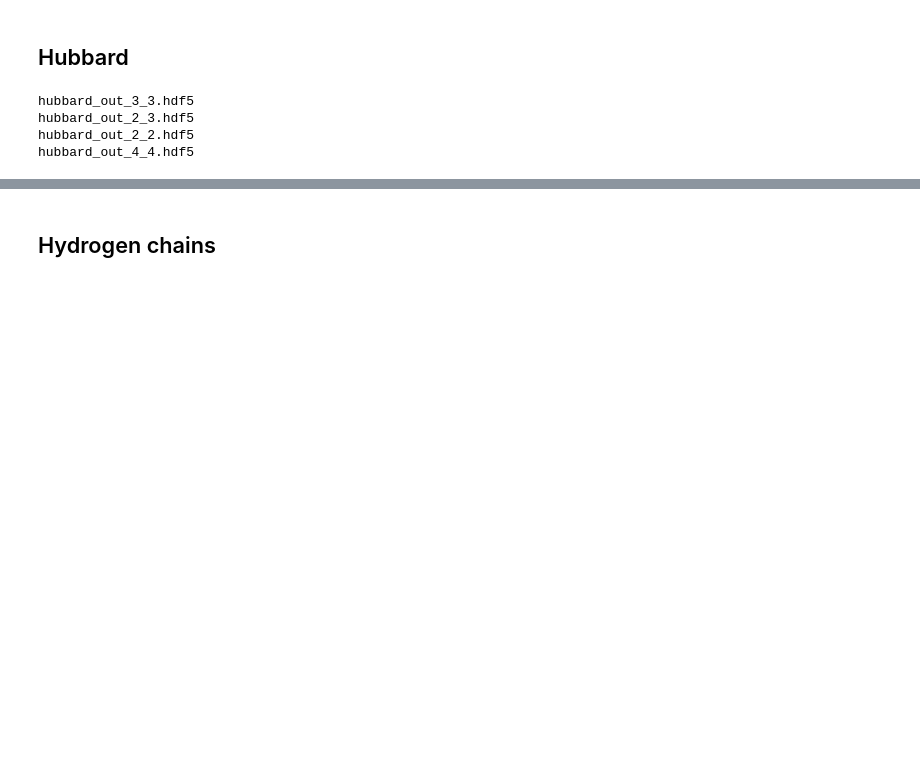
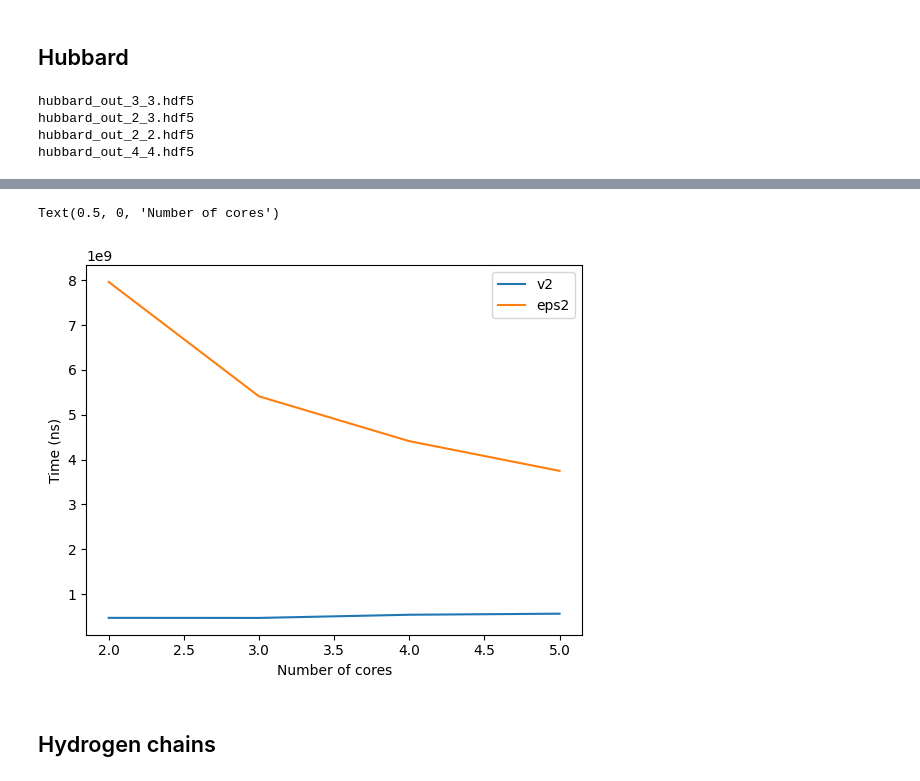
Before and after one commit to bdalfavero/qpe_resources, a Jupyter notebook: qpe_plots.ipynb, the cells around one changed output, grey strips where cells are left out. Drawn from its saved outputs; the diff is of its cells as text; code cells hidden in the pictures; blank space fills up the shorter version.

```diff
--- a/qpe_plots.ipynb
+++ b/qpe_plots.ipynb
@@ -67,3 +105,13 @@ ax2b.tick_params(axis="y", labelcolor=color)
+# %%
+fig, ax = plt.subplots()
+ax.plot(df["n_workers"], df["v2_time"], label="v2")
+ax.plot(df["n_workers"], df["eps2_time"], label="eps2")
+ax.legend()
+ax.set_ylabel("Time (ns)")
+ax.set_xlabel("Number of cores")
+# %% [output]
+Text(0.5, 0, 'Number of cores')
+[figure, added]
 # %% [markdown]
 ## Hydrogen chains
 # %%
```
Also changed, not shown: parts of 14 cells of this notebook, 2 other files.
